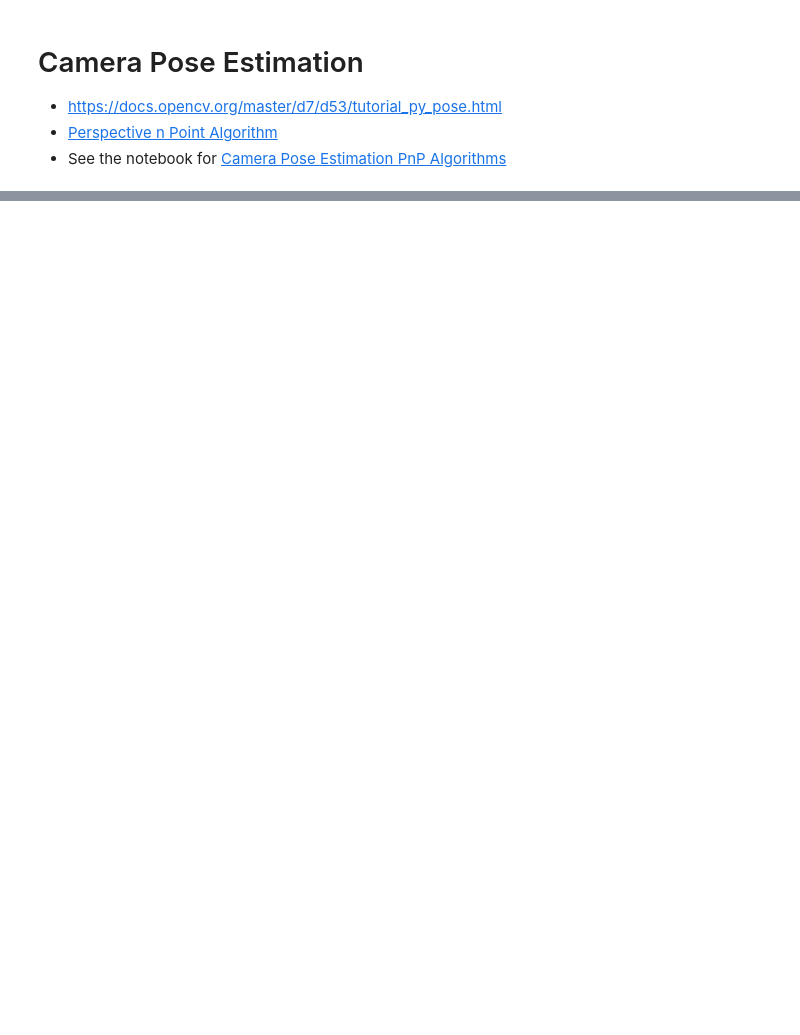
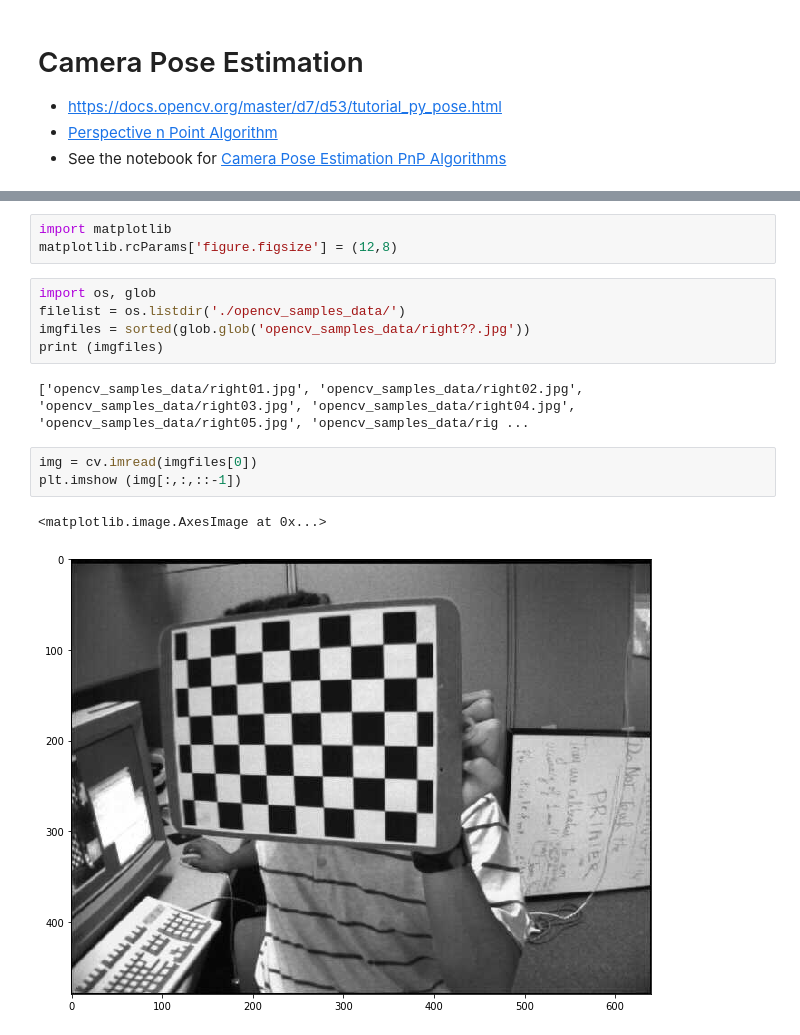
Before and after one commit to yongduek/cvip, a Jupyter notebook: camera_calib.ipynb, the cells around one changed output, grey strips where cells are left out. Saved outputs shown, nothing was run; the diff lists cells and outputs as text; blank space fills up the shorter version.

```diff
--- a/camera_calib.ipynb
+++ b/camera_calib.ipynb
@@ -551,0 +554,16 @@ When your camera seems to have lens distortion, then try to use this approach.
+# %%
+import matplotlib
+matplotlib.rcParams['figure.figsize'] = (12,8)
+# %%
+import os, glob
+filelist = os.listdir('./opencv_samples_data/')
+imgfiles = sorted(glob.glob('opencv_samples_data/right??.jpg'))
+print (imgfiles)
+# %% [output]
+['opencv_samples_data/right01.jpg', 'opencv_samples_data/right02.jpg', 'opencv_samples_data/right03.jpg', 'opencv_samples_data/right04.jpg', 'opencv_samples_data/right05.jpg', 'opencv_samples_data/rig ...
+# %%
+img = cv.imread(imgfiles[0])
+plt.imshow (img[:,:,::-1])
+# %% [output]
+<matplotlib.image.AxesImage at 0x...>
+[figure, added]
```
Also changed, not shown: parts of 17 cells of this notebook.
